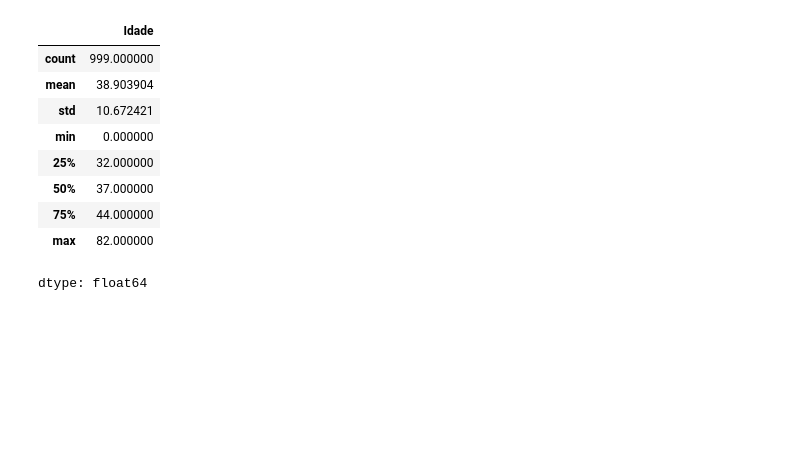
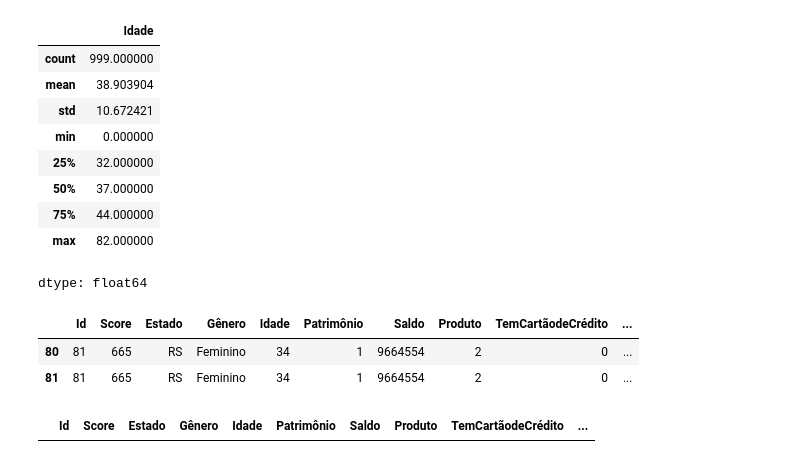
Before and after one commit to natalia973/Data-Science-Data-Analytics, a Jupyter notebook: Limpeza_e_tratamento_com_Python.ipynb, the cells around one changed output. Saved outputs shown, nothing was run; the diff lists cells and outputs as text; code cells hidden in the pictures; blank space fills up the shorter version.

```diff
--- a/Limpeza_e_tratamento_com_Python.ipynb
+++ b/Limpeza_e_tratamento_com_Python.ipynb
@@ -141,14 +142,15 @@ mediana
 #Substituindo NAN por mediana
 #Primeiro será atribuído aos valores não disponíveis a mediana e depois é atribuído esse valor
 dataset['Salário'] = dataset['Salário'].fillna(mediana)
+dataset['Salário'] = pd.to_numeric(dataset['Salário'])
 dataset['Salário'].isnull().sum()
 # %% [output]
 np.int64(0)
 # %%
-#Coluna de gênero, preencher os NAs masculinos
-
-dataset['Gênero'] = dataset['Gênero'].fillna(agrupar)
-dataset['Salário'].isnull().sum()
+#Coluna de gênero, preencher os NAs com a moda
+mode_genero = dataset['Gênero'].mode()[0]
+dataset['Gênero'] = dataset['Gênero'].fillna(mode_genero)
+dataset['Gênero'].isnull().sum()
 # %% [output]
 np.int64(0)
 # %%
@@ -205,3 +207,18 @@ dataset['Idade'].describe()
 | 75% | 44.000000 |
 | max | 82.000000 |
 dtype: float64
+# %%
+#Identificar dados duplicados, busca pelo ID
+dataset[dataset.duplicated(['Id'], keep=False)]
+# %% [output]
+|  | Id | Score | Estado | Gênero | Idade | Patrimônio | Saldo | Produto | TemCartãodeCrédito | ... |
+| 80 | 81 | 665 | RS | Feminino | 34 | 1 | 9664554 | 2 | 0 | ... |
+| 81 | 81 | 665 | RS | Feminino | 34 | 1 | 9664554 | 2 | 0 | ... |
+# %%
+#Excluir os dados duplicados pelo ID
+#subset - coluna , keep first - manter o primeiro , inplace - no próprio conjunto de dados
+dataset.drop_duplicates(subset="Id" , keep="first" , inplace = True)
+#Checar se já ocorreu a exclusão:
+dataset[dataset.duplicated(['Id'], keep = False)]
+# %% [output]
+|  | Id | Score | Estado | Gênero | Idade | Patrimônio | Saldo | Produto | TemCartãodeCrédito | ... |
```
Also changed, not shown: parts of 9 cells of this notebook.
